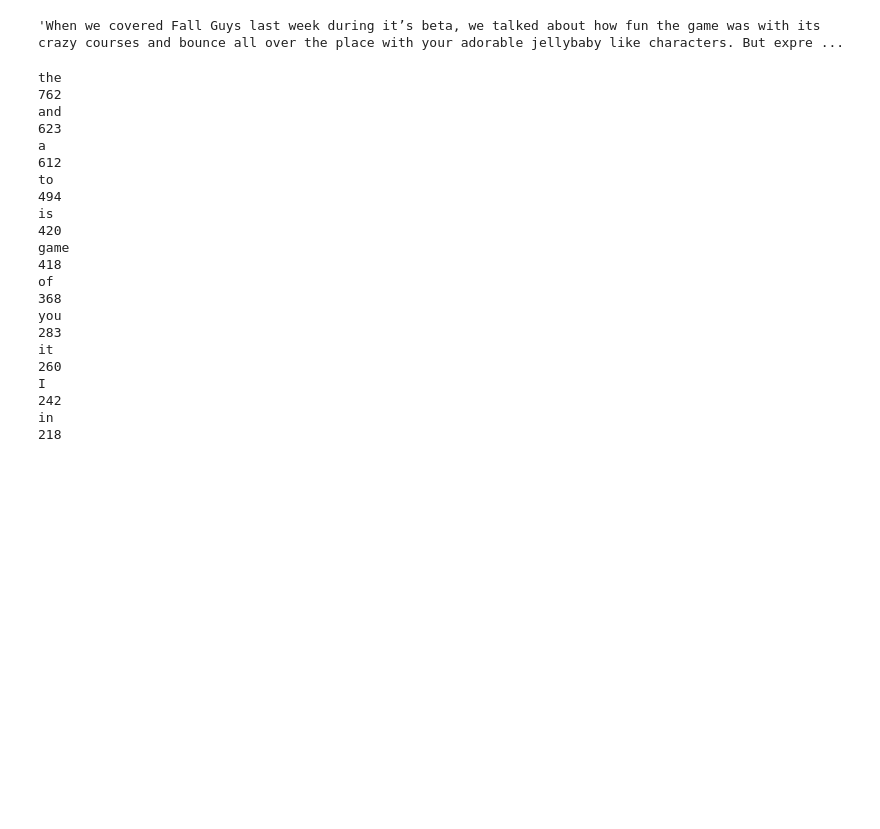
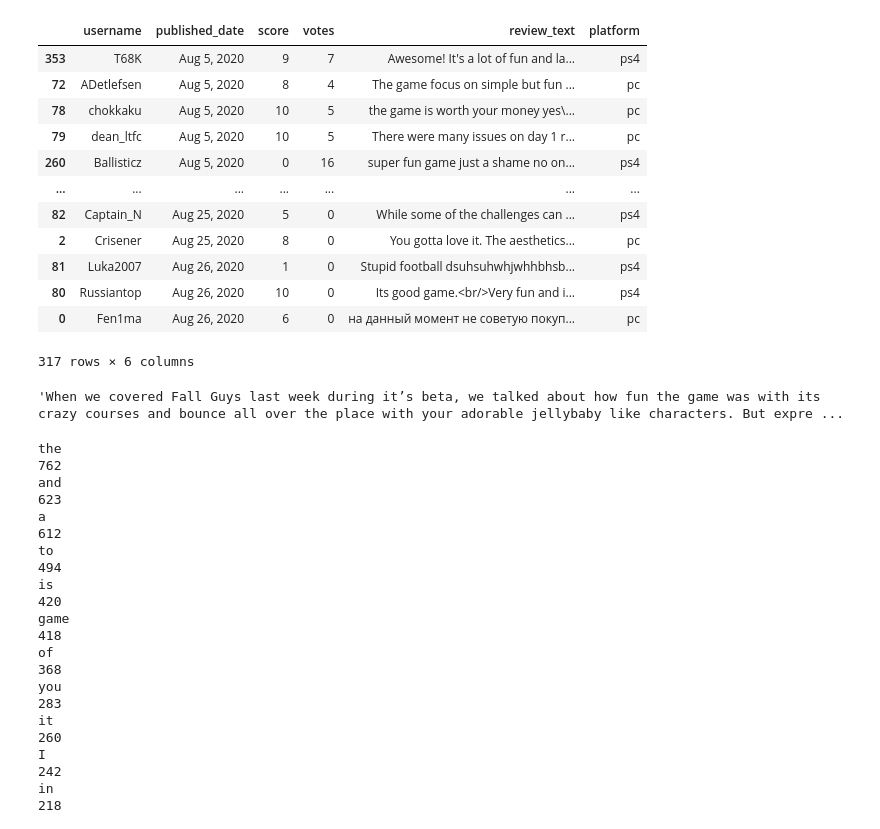
Before and after one commit to LukasPad/Review-Review, a Jupyter notebook: Data Madness - Review Review.ipynb, the cells around one changed output. Drawn from its saved outputs; the diff is of its cells as text; code cells hidden in the pictures; blank space fills up the shorter version.

Commit message:
cleaning dataframe

```diff
--- a/Data Madness - Review Review.ipynb
+++ b/Data Madness - Review Review.ipynb
@@ -22,3 +5,26 @@ rdata
+# %%
+rdata = pd.read_csv('fall_guys_metacritic_reviews.csv')
+#pd.set_option('display.max_rows', 10)
+rdata = rdata.dropna(0)
+reviews = rdata.loc[:, ("username","published_date","score","votes","review_text","platform")]
+reviews.loc[:, ("score","votes")] = reviews[["score","votes"]].astype(int)
+# reviews["votes"] = reviews["votes"].astype(int)
+
+reviews.sort_values("published_date")
+# %% [output]
+|  | username | published_date | score | votes | review_text | platform |
+| 353 | T68K | Aug 5, 2020 | 9 | 7 | Awesome! It's a lot of fun and la... | ps4 |
+| 72 | ADetlefsen | Aug 5, 2020 | 8 | 4 | The game focus on simple but fun ... | pc |
+| 78 | chokkaku | Aug 5, 2020 | 10 | 5 | the game is worth your money yes\... | pc |
+| 79 | dean_ltfc | Aug 5, 2020 | 10 | 5 | There were many issues on day 1 r... | pc |
+| 260 | Ballisticz | Aug 5, 2020 | 0 | 16 | super fun game just a shame no on... | ps4 |
+| ... | ... | ... | ... | ... | ... | ... |
+| 82 | Captain_N | Aug 25, 2020 | 5 | 0 | While some of the challenges can ... | ps4 |
+| 2 | Crisener | Aug 25, 2020 | 8 | 0 | You gotta love it. The aesthetics... | pc |
+| 81 | Luka2007 | Aug 26, 2020 | 1 | 0 | Stupid football dsuhsuhwhjwhhbhsb... | ps4 |
+| 80 | Russiantop | Aug 26, 2020 | 10 | 0 | Its good game.<br/>Very fun and i... | ps4 |
+| 0 | Fen1ma | Aug 26, 2020 | 6 | 0 | на данный момент не советую покуп... | pc |
+317 rows × 6 columns
 # %%
 # print(rdata['review_text'].to_string())
 rdata['review_text'][3]
```
Also changed, not shown: parts of 1 cell of this notebook.
